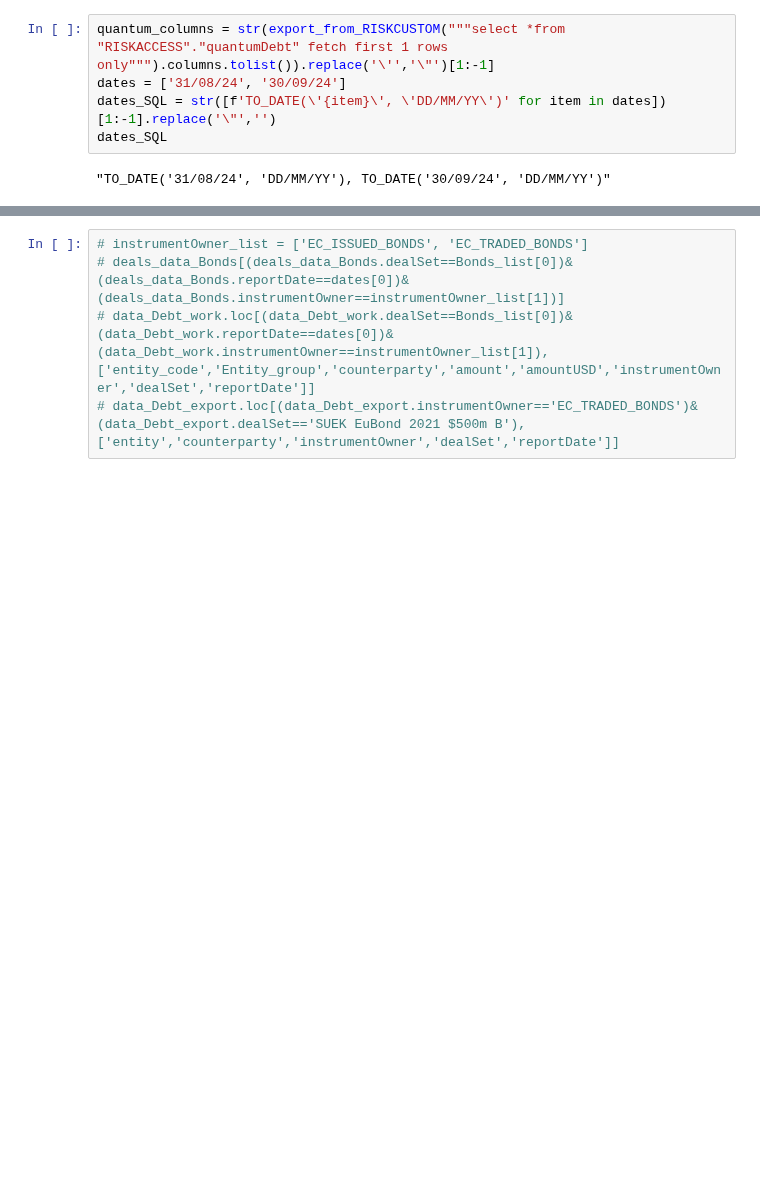
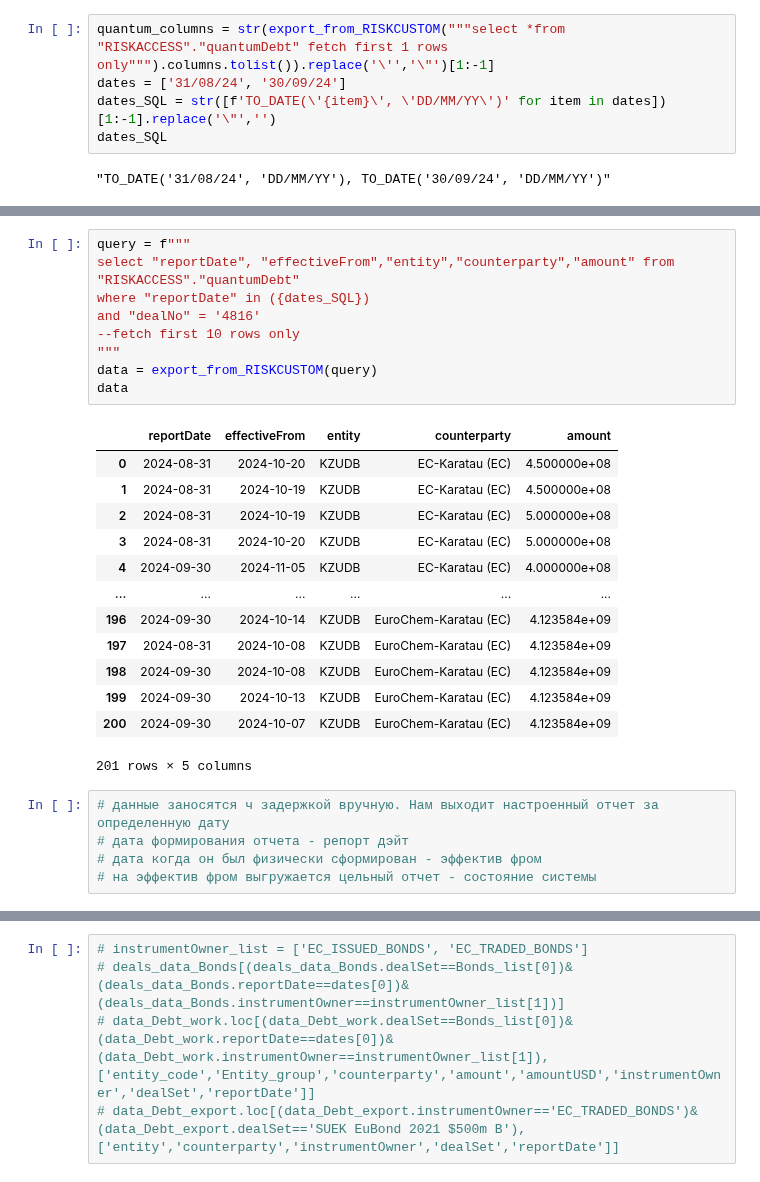
Before and after one commit to Lirollel/Work_AIM_Jupyter-Python-Pandas, a Jupyter notebook: OCP/Testing_bd/Quantum/Quantum_vs_OCP.ipynb, the cells around one changed output, grey strips where cells are left out. Cells and saved outputs as stored; diff of their text form; blank space fills up the shorter version.

Commit message:
ovp on oct + testing quantum

```diff
--- a/OCP/Testing_bd/Quantum/Quantum_vs_OCP.ipynb
+++ b/OCP/Testing_bd/Quantum/Quantum_vs_OCP.ipynb
@@ -37,2 +49,31 @@ data_Debt_export.head(2)
+# %%
+query = f"""
+select "reportDate", "effectiveFrom","entity","counterparty","amount" from
+"RISKACCESS"."quantumDebt"
+where "reportDate" in ({dates_SQL})
+and "dealNo" = '4816'
+--fetch first 10 rows only
+"""
+data = export_from_RISKCUSTOM(query)
+data
+# %% [output]
+|  | reportDate | effectiveFrom | entity | counterparty | amount |
+| 0 | 2024-08-31 | 2024-10-20 | KZUDB | EC-Karatau (EC) | 4.500000e+08 |
+| 1 | 2024-08-31 | 2024-10-19 | KZUDB | EC-Karatau (EC) | 4.500000e+08 |
+| 2 | 2024-08-31 | 2024-10-19 | KZUDB | EC-Karatau (EC) | 5.000000e+08 |
+| 3 | 2024-08-31 | 2024-10-20 | KZUDB | EC-Karatau (EC) | 5.000000e+08 |
+| 4 | 2024-09-30 | 2024-11-05 | KZUDB | EC-Karatau (EC) | 4.000000e+08 |
+| ... | ... | ... | ... | ... | ... |
+| 196 | 2024-09-30 | 2024-10-14 | KZUDB | EuroChem-Karatau (EC) | 4.123584e+09 |
+| 197 | 2024-08-31 | 2024-10-08 | KZUDB | EuroChem-Karatau (EC) | 4.123584e+09 |
+| 198 | 2024-09-30 | 2024-10-08 | KZUDB | EuroChem-Karatau (EC) | 4.123584e+09 |
+| 199 | 2024-09-30 | 2024-10-13 | KZUDB | EuroChem-Karatau (EC) | 4.123584e+09 |
+| 200 | 2024-09-30 | 2024-10-07 | KZUDB | EuroChem-Karatau (EC) | 4.123584e+09 |
+201 rows × 5 columns
+# %%
+# данные заносятся ч задержкой вручную. Нам выходит настроенный отчет за определенную дату
+# дата формирования отчета - репорт дэйт
+# дата когда он был физически сформирован - эффектив фром
+# на эффектив фром выгружается цельный отчет - состояние системы
 # %%
 assert len(data_Debt_export[data_Debt_export.entity.isna()]) == 0 # data quality
```
Also changed, not shown: parts of 27 cells of this notebook, 15 other files.
